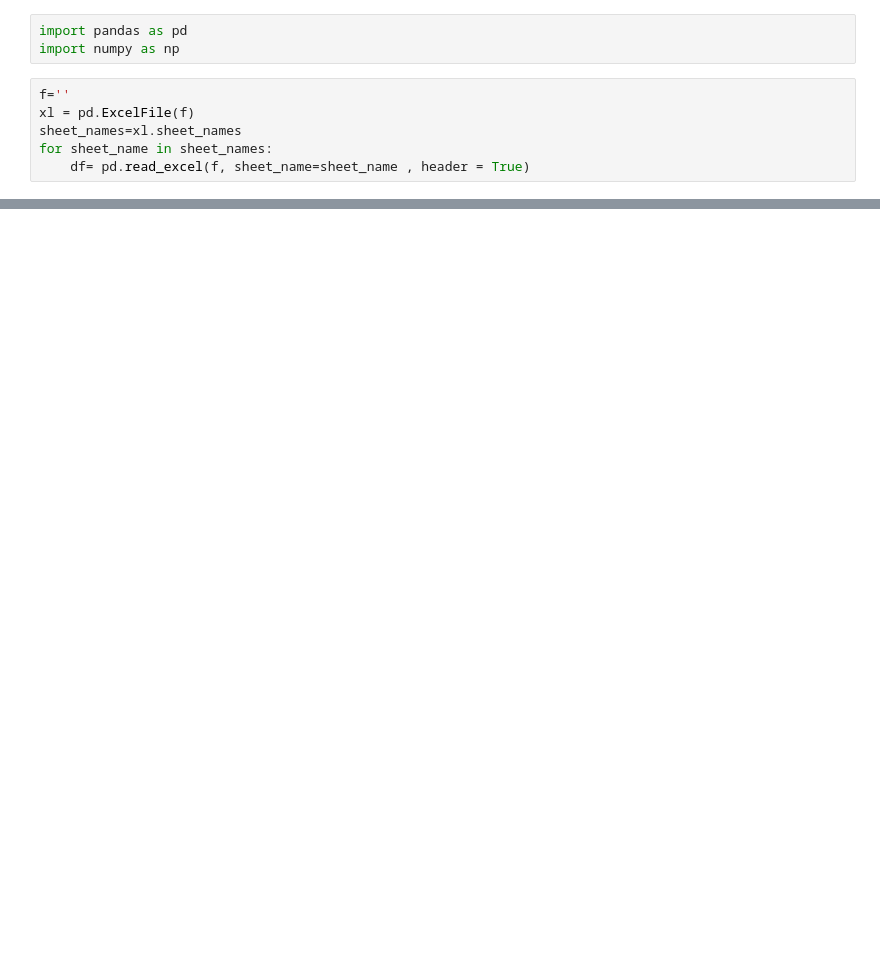
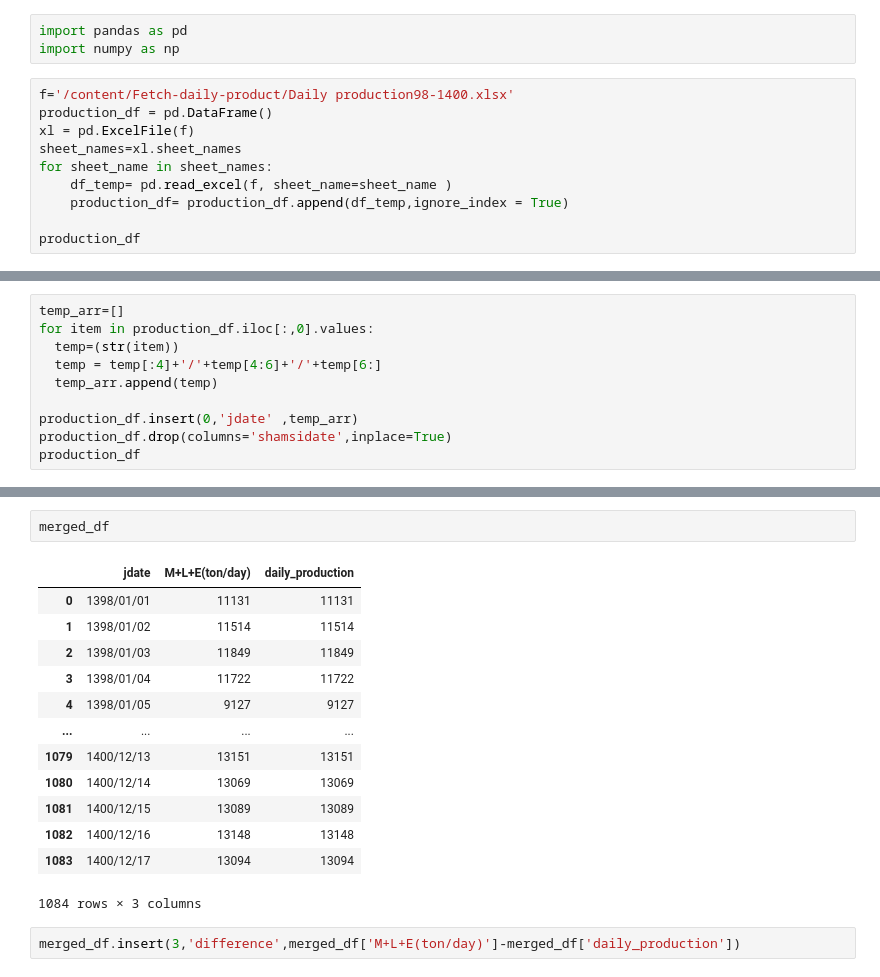
Before and after one commit to heidaralavi/Fetch-daily-product, a Jupyter notebook: compairing data.ipynb, the cells around one changed output, grey strips where cells are left out. Drawn from its saved outputs; the diff is of its cells as text; blank space fills up the shorter version.

```diff
--- a/compairing data.ipynb
+++ b/compairing data.ipynb
@@ -4,9 +14,13 @@
 import pandas as pd
 import numpy as np
 # %%
-f=''
+f='/content/Fetch-daily-product/Daily production98-1400.xlsx'
+production_df = pd.DataFrame()
 xl = pd.ExcelFile(f)
 sheet_names=xl.sheet_names
 for sheet_name in sheet_names:
-    df= pd.read_excel(f, sheet_name=sheet_name , header = True)
+    df_temp= pd.read_excel(f, sheet_name=sheet_name )
+    production_df= production_df.append(df_temp,ignore_index = True)
+
+production_df
 # %% [output]
@@ -13,0 +40,10 @@ FileNotFoundError: [Errno 2] No such file or directory: ''
+# %%
+temp_arr=[]
+for item in production_df.iloc[:,0].values:
+  temp=(str(item))
+  temp = temp[:4]+'/'+temp[4:6]+'/'+temp[6:]
+  temp_arr.append(temp)
+
+production_df.insert(0,'jdate' ,temp_arr)
+production_df.drop(columns='shamsidate',inplace=True)
+production_df
@@ -13,0 +85,18 @@ FileNotFoundError: [Errno 2] No such file or directory: ''
+# %%
+merged_df
+# %% [output]
+|  | jdate | M+L+E(ton/day) | daily_production |
+| 0 | 1398/01/01 | 11131 | 11131 |
+| 1 | 1398/01/02 | 11514 | 11514 |
+| 2 | 1398/01/03 | 11849 | 11849 |
+| 3 | 1398/01/04 | 11722 | 11722 |
+| 4 | 1398/01/05 | 9127 | 9127 |
+| ... | ... | ... | ... |
+| 1079 | 1400/12/13 | 13151 | 13151 |
+| 1080 | 1400/12/14 | 13069 | 13069 |
+| 1081 | 1400/12/15 | 13089 | 13089 |
+| 1082 | 1400/12/16 | 13148 | 13148 |
+| 1083 | 1400/12/17 | 13094 | 13094 |
+1084 rows × 3 columns
+# %%
+merged_df.insert(3,'difference',merged_df['M+L+E(ton/day)']-merged_df['daily_production'])
```
Also changed, not shown: parts of 8 cells of this notebook.
